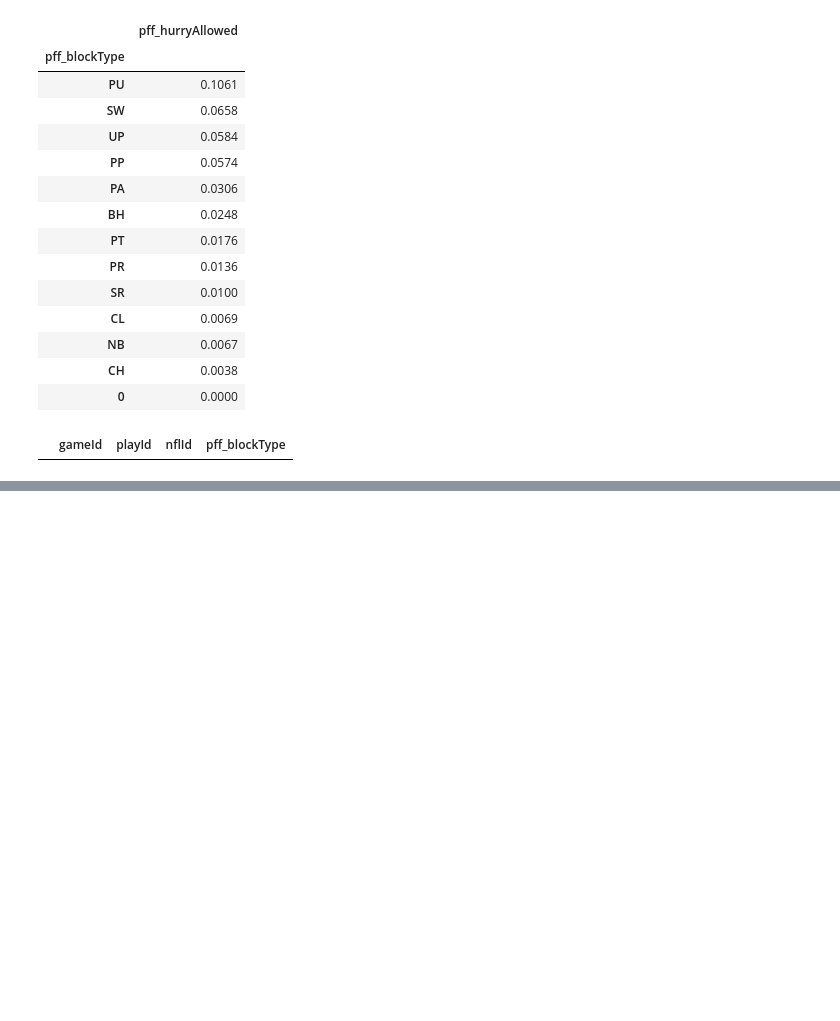
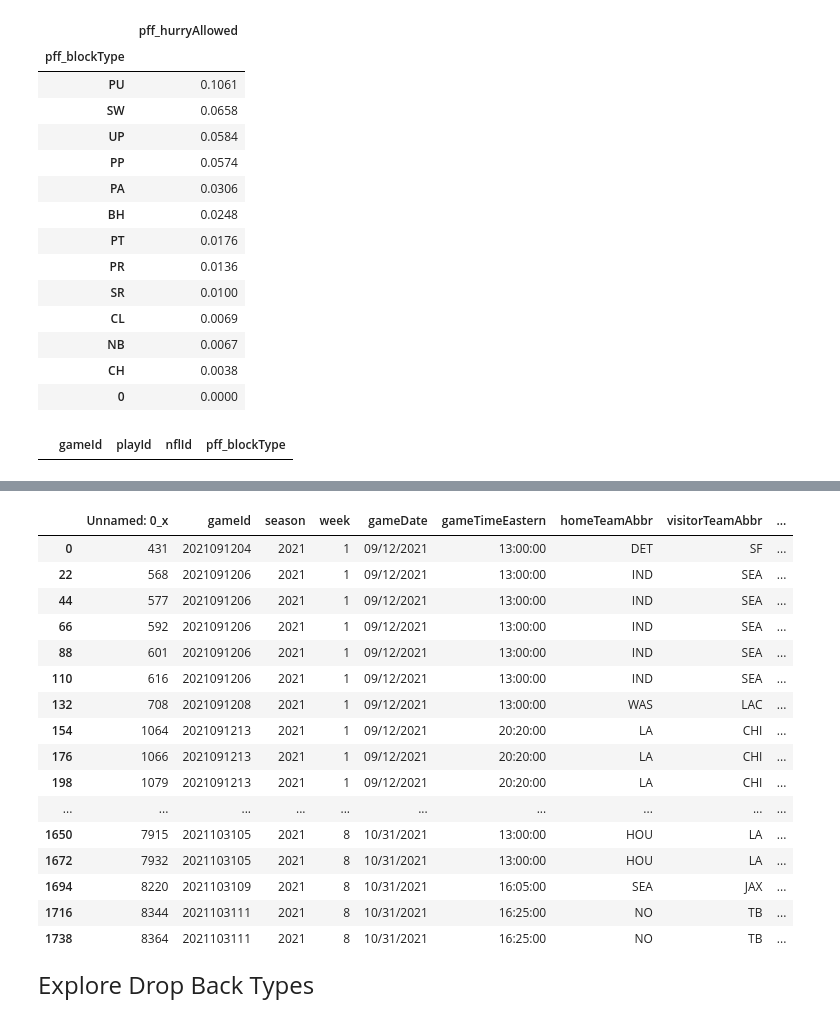
Before and after one commit to peterlmajors/FSAS_BigDataBowl_2023, a Jupyter notebook: Exploratory_Analysis.ipynb, the cells around one changed output, grey strips where cells are left out. Drawn from its saved outputs; the diff is of its cells as text; code cells hidden in the pictures; blank space fills up the shorter version.

```diff
--- a/Exploratory_Analysis.ipynb
+++ b/Exploratory_Analysis.ipynb
@@ -361,0 +477,28 @@ Each D-Line Position and Each Second Post Snap
+# %%
+#Use Event Classification To Find Play Information In pbp Data
+ptrack_fc = ptrack[ptrack.event == 'first_contact']
+pbp_fc = pbp.merge(ptrack_fc, how = 'inner', on = ['gameId', 'playId'])
+pbp_fc.drop_duplicates(['gameId', 'playId'])
+
+#Additional Searches
+# ptrack.loc[(ptrack.gameId == 2021091204) & (ptrack.playId == 1979) & (ptrack.pff_positionLinedUp == 'QB')]
+# %% [output]
+|  | Unnamed: 0_x | gameId | season | week | gameDate | gameTimeEastern | homeTeamAbbr | visitorTeamAbbr | ... |
+| 0 | 431 | 2021091204 | 2021 | 1 | 09/12/2021 | 13:00:00 | DET | SF | ... |
+| 22 | 568 | 2021091206 | 2021 | 1 | 09/12/2021 | 13:00:00 | IND | SEA | ... |
+| 44 | 577 | 2021091206 | 2021 | 1 | 09/12/2021 | 13:00:00 | IND | SEA | ... |
+| 66 | 592 | 2021091206 | 2021 | 1 | 09/12/2021 | 13:00:00 | IND | SEA | ... |
+| 88 | 601 | 2021091206 | 2021 | 1 | 09/12/2021 | 13:00:00 | IND | SEA | ... |
+| 110 | 616 | 2021091206 | 2021 | 1 | 09/12/2021 | 13:00:00 | IND | SEA | ... |
+| 132 | 708 | 2021091208 | 2021 | 1 | 09/12/2021 | 13:00:00 | WAS | LAC | ... |
+| 154 | 1064 | 2021091213 | 2021 | 1 | 09/12/2021 | 20:20:00 | LA | CHI | ... |
+| 176 | 1066 | 2021091213 | 2021 | 1 | 09/12/2021 | 20:20:00 | LA | CHI | ... |
+| 198 | 1079 | 2021091213 | 2021 | 1 | 09/12/2021 | 20:20:00 | LA | CHI | ... |
+| ... | ... | ... | ... | ... | ... | ... | ... | ... | ... |
+| 1650 | 7915 | 2021103105 | 2021 | 8 | 10/31/2021 | 13:00:00 | HOU | LA | ... |
+| 1672 | 7932 | 2021103105 | 2021 | 8 | 10/31/2021 | 13:00:00 | HOU | LA | ... |
+| 1694 | 8220 | 2021103109 | 2021 | 8 | 10/31/2021 | 16:05:00 | SEA | JAX | ... |
+| 1716 | 8344 | 2021103111 | 2021 | 8 | 10/31/2021 | 16:25:00 | NO | TB | ... |
+| 1738 | 8364 | 2021103111 | 2021 | 8 | 10/31/2021 | 16:25:00 | NO | TB | ... |
+# %% [markdown]
+<font size="5"> Explore Drop Back Types </font>
```
Also changed, not shown: parts of 21 cells of this notebook, 2 other files.
